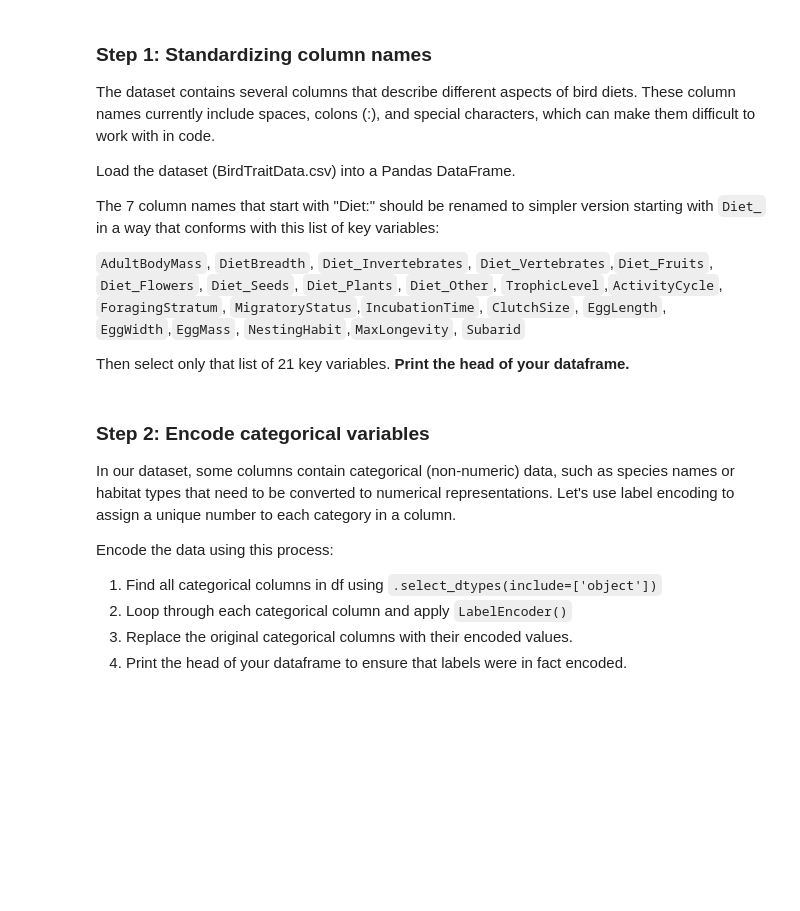
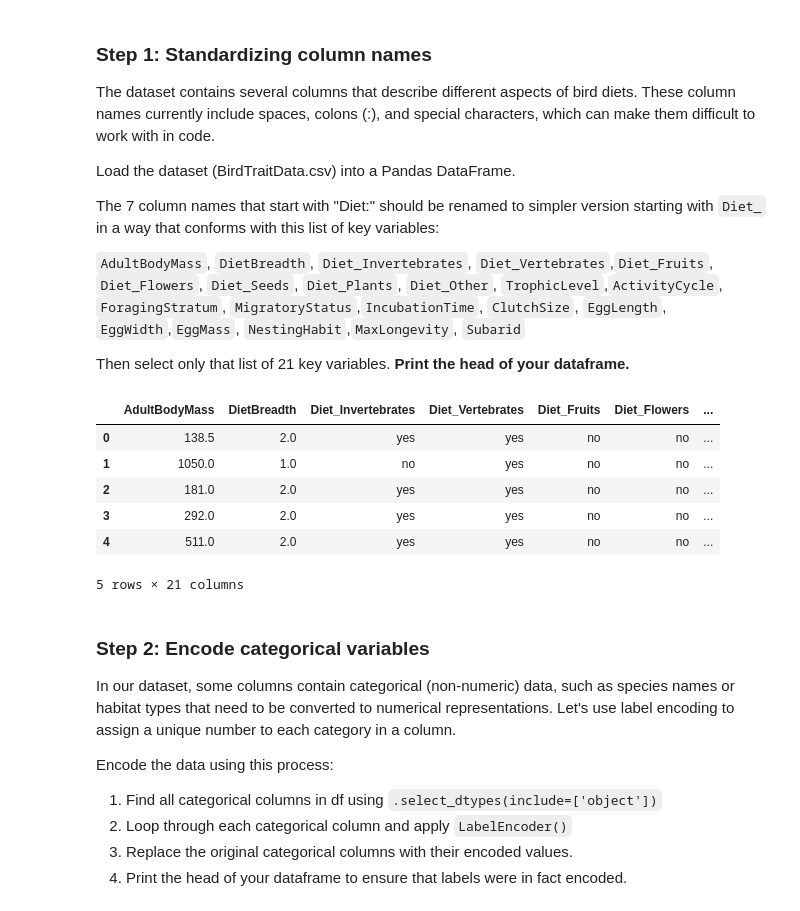
Before and after one commit to ryangreen6/EDS232-labs, a Jupyter notebook: Week5/lab5-birds.ipynb, the cells around one changed output. Drawn from its saved outputs; the diff is of its cells as text; code cells hidden in the pictures; blank space fills up the shorter version.

```diff
--- a/Week5/lab5-birds.ipynb
+++ b/Week5/lab5-birds.ipynb
@@ -27,6 +27,58 @@ The 7 column names that start with "Diet:" should be renamed to simpler version
 `AdultBodyMass`, `DietBreadth`, `Diet_Invertebrates`, `Diet_Vertebrates`,`Diet_Fruits`, `Diet_Flowers`, `Diet_Seeds`, `Diet_Plants`, `Diet_Other`, `TrophicLevel`,`ActivityCycle`, `ForagingStratum`, `MigratoryStatus`,`IncubationTime`, `ClutchSize`, `EggLength`, `EggWidth`,`EggMass`, `NestingHabit`,`MaxLongevity`, `Subarid`
 
 Then select only that list of 21 key variables. **Print the head of your dataframe.**
+# %%
+birds = pd.read_csv("BirdTraitData.csv", encoding="unicode_escape", na_values = [-999])
+
+rename_dict = {
+    'Diet: invertebrates': 'Diet_Invertebrates',
+    'Diet: vertebrates': 'Diet_Vertebrates',
+    'Diet: fruits': 'Diet_Fruits',
+    'Diet: flower/nectar/pollen/gums': 'Diet_Flowers',
+    'Diet: seeds': 'Diet_Seeds',
+    'Diet: other plant materials': 'Diet_Plants',
+    'Diet: scavenge; garbage; carrion; offal; carcasses': 'Diet_Other'
+}
+
+birds = birds.rename(columns=rename_dict)
+
+selected_columns = [
+    'AdultBodyMass',
+    'DietBreadth',
+    'Diet_Invertebrates',
+    'Diet_Vertebrates',
+    'Diet_Fruits',
+    'Diet_Flowers',
+    'Diet_Seeds',
+    'Diet_Plants',
+    'Diet_Other',
+    'TrophicLevel',
+    'ActivityCycle',
+    'ForagingStratum',
+    'MigratoryStatus',
+    'IncubationTime',
+    'ClutchSize',
+    'EggLength',
+    'EggWidth',
+    'EggMass',
+    'NestingHabit',
+    'MaxLongevity',
+    'Subarid'
+]
+
+
+
+birds = birds[selected_columns]
+
+birds.head()
+# %% [output]
+|  | AdultBodyMass | DietBreadth | Diet_Invertebrates | Diet_Vertebrates | Diet_Fruits | Diet_Flowers | ... |
+| 0 | 138.5 | 2.0 | yes | yes | no | no | ... |
+| 1 | 1050.0 | 1.0 | no | yes | no | no | ... |
+| 2 | 181.0 | 2.0 | yes | yes | no | no | ... |
+| 3 | 292.0 | 2.0 | yes | yes | no | no | ... |
+| 4 | 511.0 | 2.0 | yes | yes | no | no | ... |
+5 rows × 21 columns
 # %% [markdown]
 ### Step 2: Encode categorical variables
 In our dataset, some columns contain categorical (non-numeric) data, such as species names or habitat types that need to be converted to numerical representations. Let's use label encoding to assign a unique number to each category in a column.
```
Also changed, not shown: parts of 16 cells of this notebook, 5 other files.
